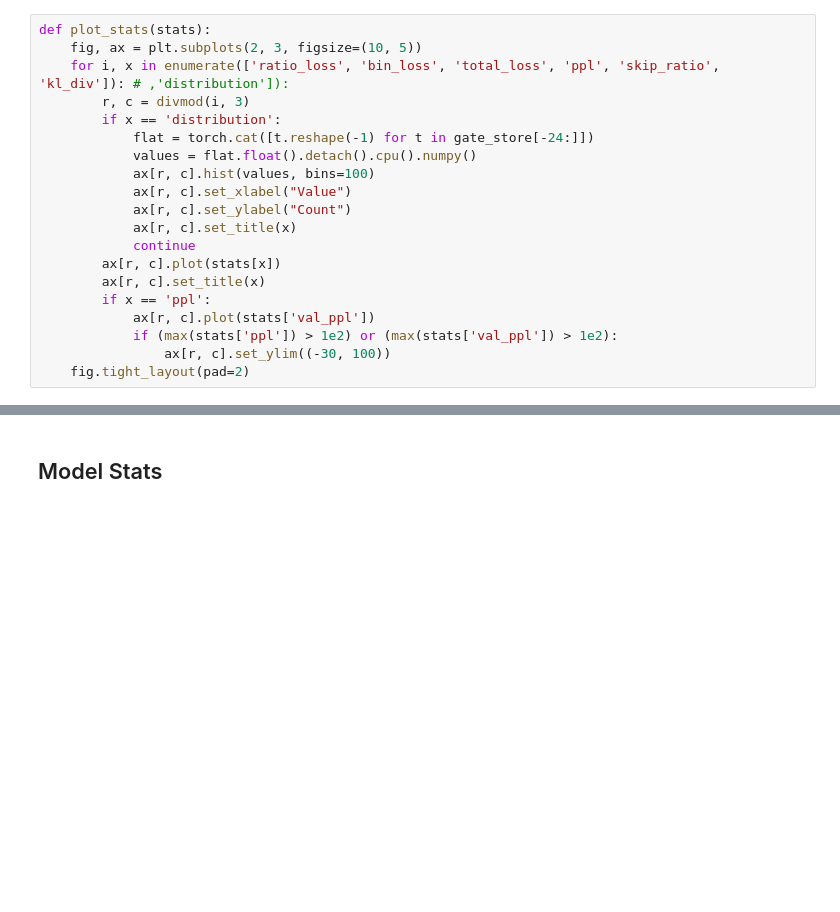
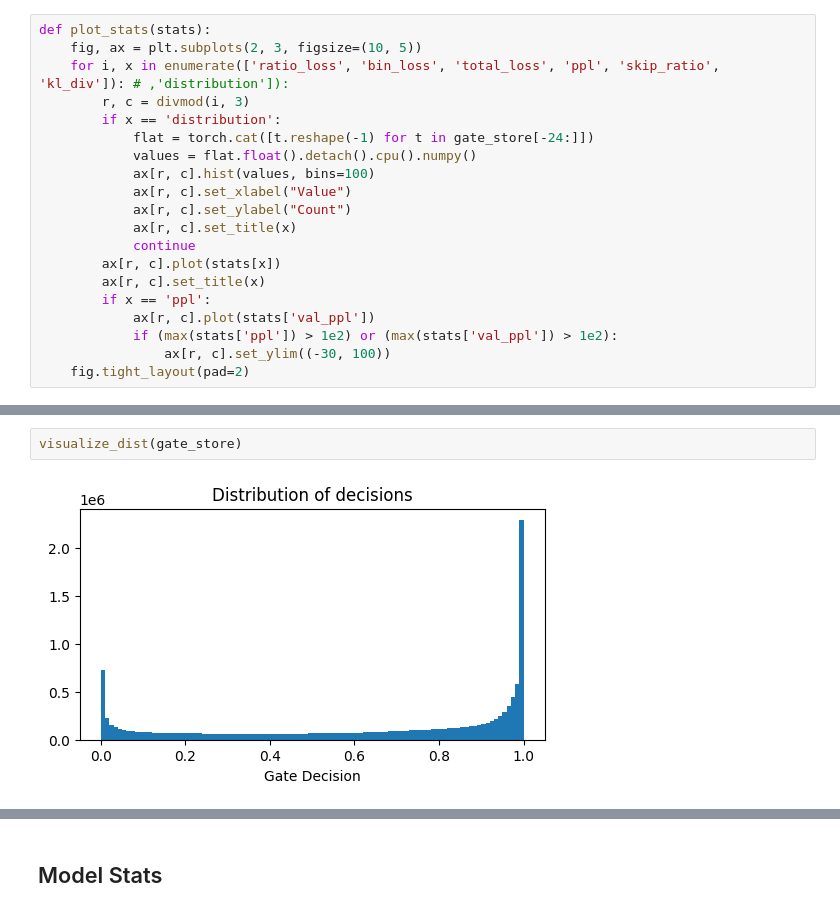
Before and after one commit to chutnakova5/Adaptive-layer-skipping, a Jupyter notebook: gates_evaluation.ipynb, the cells around one changed output, grey strips where cells are left out. Drawn from its saved outputs; the diff is of its cells as text; blank space fills up the shorter version.

```diff
--- a/gates_evaluation.ipynb
+++ b/gates_evaluation.ipynb
@@ -412,0 +476,4 @@ plot_stats(stats)
+# %%
+visualize_dist(gate_store)
+# %% [output]
+[figure, added]
```
Also changed, not shown: parts of 25 cells of this notebook, 3 other files.
